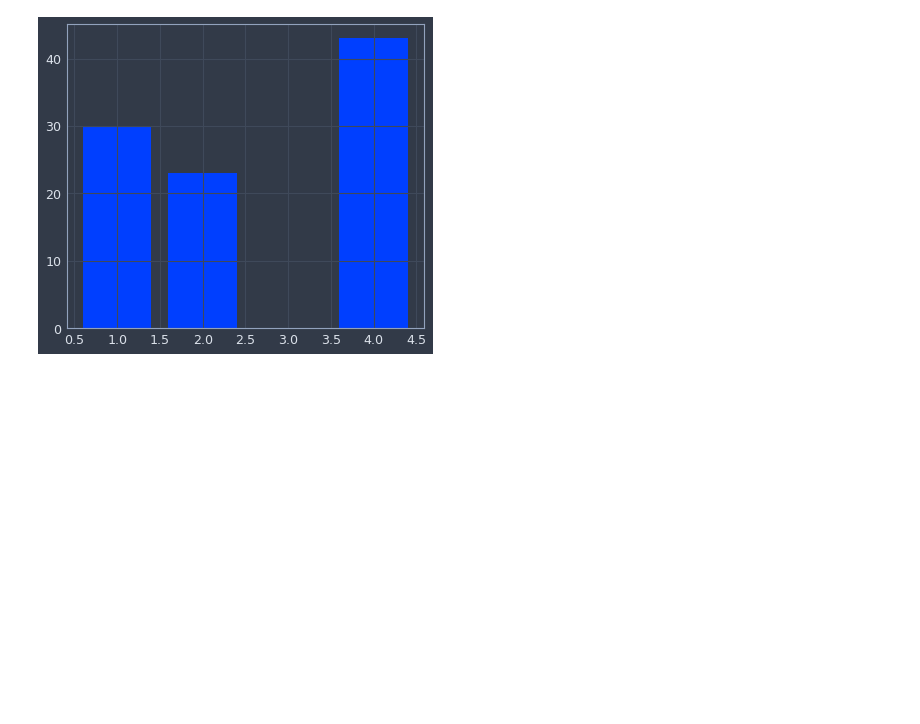
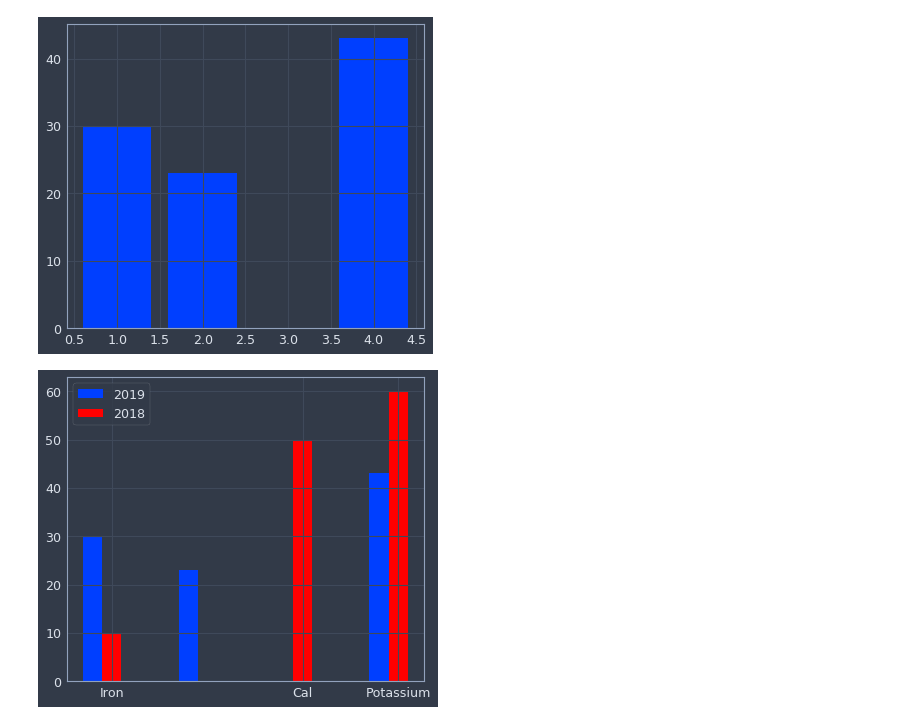
Before and after one commit to shubhammittal009/ml_cb, a Jupyter notebook: matplotlib_basics.ipynb, the cells around one changed output. Saved outputs shown, nothing was run; the diff lists cells and outputs as text; code cells hidden in the pictures; blank space fills up the shorter version.

```diff
--- a/matplotlib_basics.ipynb
+++ b/matplotlib_basics.ipynb
@@ -52,4 +52,8 @@ plt.show()
 plt.bar?
 # %%
 plt.bar([1,2,4],[30,23,43],width=0.2,label="2019")
-plt.bar([1.2,3.2,4.2],[10,50,60],color="red",width=0.2,tick_label=["Iron","Ca"])
+plt.bar([1.2,3.2,4.2],[10,50,60],color="red",width=0.2,tick_label=["Iron","Cal","Potassium"],label="2018")
+plt.legend()
+plt.show()
+# %% [output]
+[figure, added]
```
